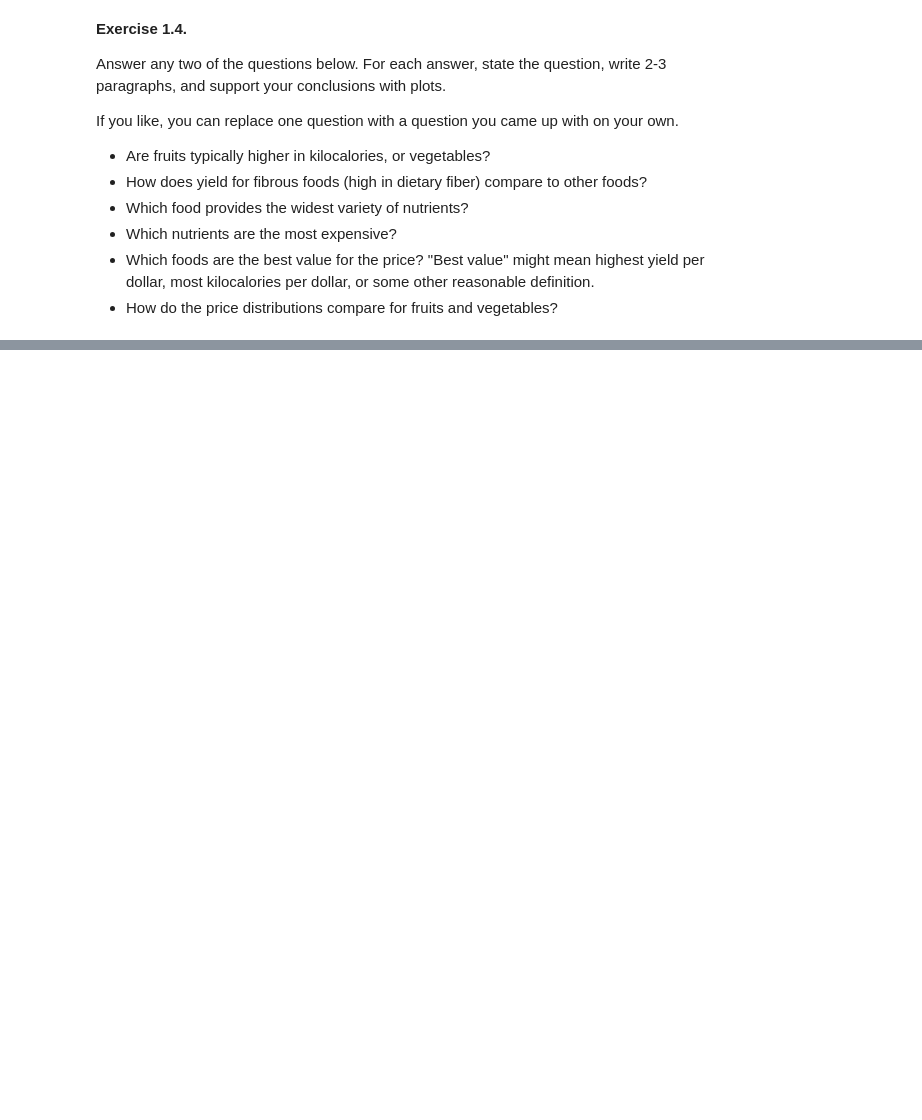
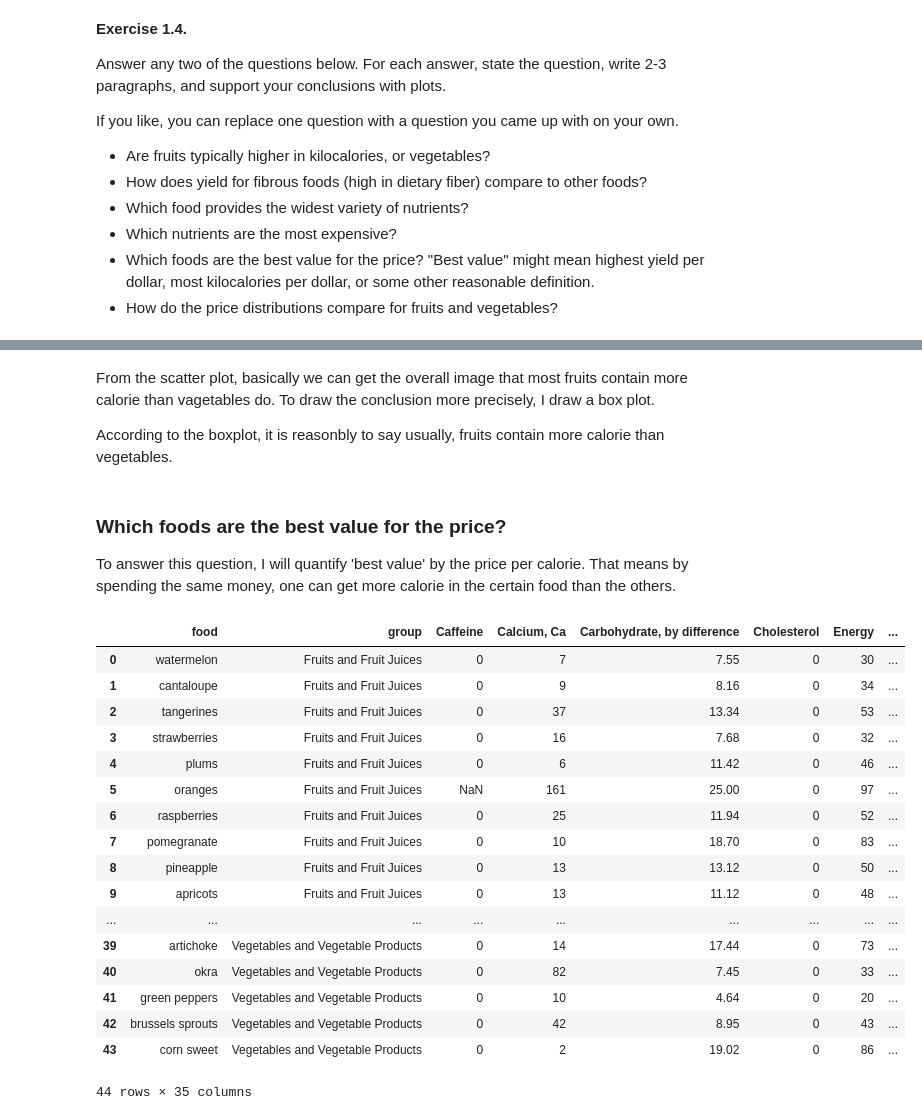
Before and after one commit to RyanYin04/python, a Jupyter notebook: assignment-3-RyanYin04/hw3.ipynb, the cells around one changed output, grey strips where cells are left out. Drawn from its saved outputs; the diff is of its cells as text; code cells hidden in the pictures; blank space fills up the shorter version.

```diff
--- a/assignment-3-RyanYin04/hw3.ipynb
+++ b/assignment-3-RyanYin04/hw3.ipynb
@@ -203,0 +442,31 @@ Answer any two of the questions below. For each answer, state the question, writ
+# %% [markdown]
+From the scatter plot, basically we can get the overall image that most fruits contain more calorie than vagetables do. To draw the conclusion more precisely, I draw a box plot.
+
+According to the boxplot, it is reasonbly to say usually, fruits contain more calorie than vegetables.
+# %% [markdown]
+### Which foods are the best value for the price?
+
+
+To answer this question, I will quantify 'best value' by the price per calorie. That means by spending the same money, one can get more calorie in the certain food than the others.
+# %%
+rs.rename(columns={ 'term': "food" }, inplace=True)
+rs
+# %% [output]
+|  | food | group | Caffeine | Calcium, Ca | Carbohydrate, by difference | Cholesterol | Energy | ... |
+| 0 | watermelon | Fruits and Fruit Juices | 0 | 7 | 7.55 | 0 | 30 | ... |
+| 1 | cantaloupe | Fruits and Fruit Juices | 0 | 9 | 8.16 | 0 | 34 | ... |
+| 2 | tangerines | Fruits and Fruit Juices | 0 | 37 | 13.34 | 0 | 53 | ... |
+| 3 | strawberries | Fruits and Fruit Juices | 0 | 16 | 7.68 | 0 | 32 | ... |
+| 4 | plums | Fruits and Fruit Juices | 0 | 6 | 11.42 | 0 | 46 | ... |
+| 5 | oranges | Fruits and Fruit Juices | NaN | 161 | 25.00 | 0 | 97 | ... |
+| 6 | raspberries | Fruits and Fruit Juices | 0 | 25 | 11.94 | 0 | 52 | ... |
+| 7 | pomegranate | Fruits and Fruit Juices | 0 | 10 | 18.70 | 0 | 83 | ... |
+| 8 | pineapple | Fruits and Fruit Juices | 0 | 13 | 13.12 | 0 | 50 | ... |
+| 9 | apricots | Fruits and Fruit Juices | 0 | 13 | 11.12 | 0 | 48 | ... |
+| ... | ... | ... | ... | ... | ... | ... | ... | ... |
+| 39 | artichoke | Vegetables and Vegetable Products | 0 | 14 | 17.44 | 0 | 73 | ... |
+| 40 | okra | Vegetables and Vegetable Products | 0 | 82 | 7.45 | 0 | 33 | ... |
+| 41 | green peppers | Vegetables and Vegetable Products | 0 | 10 | 4.64 | 0 | 20 | ... |
+| 42 | brussels sprouts | Vegetables and Vegetable Products | 0 | 42 | 8.95 | 0 | 43 | ... |
+| 43 | corn sweet | Vegetables and Vegetable Products | 0 | 2 | 19.02 | 0 | 86 | ... |
+44 rows × 35 columns
```
Also changed, not shown: parts of 20 cells of this notebook, 1 other file.
